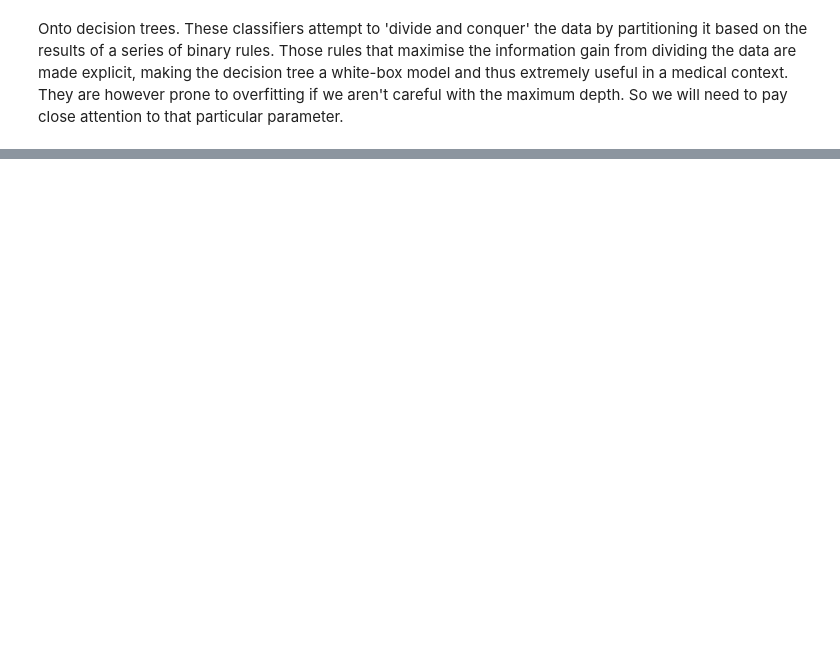
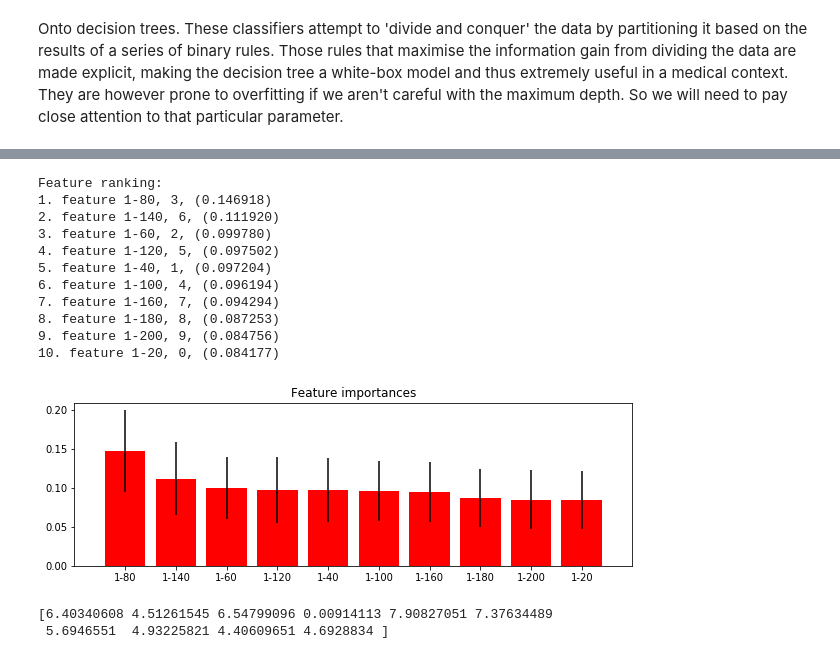
Before and after one commit to danielsoutar/CS4098, a Jupyter notebook: Modelling and Evaluation.ipynb, the cells around one changed output, grey strips where cells are left out. Saved outputs shown, nothing was run; the diff lists cells and outputs as text; code cells hidden in the pictures; blank space fills up the shorter version.

```diff
--- a/Modelling and Evaluation.ipynb
+++ b/Modelling and Evaluation.ipynb
@@ -427,0 +567,56 @@ clf = GridSearchCV
+# %%
+from sklearn.ensemble import ExtraTreesClassifier
+from sklearn.feature_selection import RFE
+
+# Build a forest and compute the feature importances
+forest = ExtraTreesClassifier(n_estimators=500,
+                              random_state=0)
+
+forest.fit(X_smote, y_smote)
+importances = forest.feature_importances_
+std = np.std([tree.feature_importances_ for tree in forest.estimators_],
+             axis=0)
+indices = np.argsort(importances)[::-1]
+
+# Print the feature ranking
+print("Feature ranking:")
+
+ordered_features = []
+
+for f in range(X.shape[1]):
+    print("%d. feature %s, %d, (%f)" % (f + 1, features[indices[f]], indices[f], importances[indices[f]]))
+    ordered_features.append(features[indices[f]])
+
+# Plot the feature importances of the forest
+plt.figure(figsize=(10, 3))
+plt.title("Feature importances")
+plt.bar(range(X_smote.shape[1]), importances[indices],
+       color="r", yerr=std[indices], align="center")
+plt.xticks(range(X_smote.shape[1]), ordered_features)
+plt.xlim([-1, X_smote.shape[1]])
+plt.show()
+# %% [output]
+Feature ranking:
+1. feature 1-80, 3, (0.146918)
+2. feature 1-140, 6, (0.111920)
+3. feature 1-60, 2, (0.099780)
+4. feature 1-120, 5, (0.097502)
+5. feature 1-40, 1, (0.097204)
+6. feature 1-100, 4, (0.096194)
+7. feature 1-160, 7, (0.094294)
+8. feature 1-180, 8, (0.087253)
+9. feature 1-200, 9, (0.084756)
+10. feature 1-20, 0, (0.084177)
+[figure, added]
+# %%
+from sklearn.feature_selection import SelectKBest, f_classif  # import the feature selection method
+N_features = 2                                                # select the number of features
+Nfl = X_minority_smote.shape[0]; Nnofl = X_majority_smote.shape[0]
+yfl = np.ones(Nfl); ynofl = np.zeros(Nnofl)
+selector = SelectKBest(f_classif, k=N_features)               # k is the number of features
+selector.fit(np.concatenate((X_minority_smote,X_majority_smote),axis=0), np.concatenate((yfl, ynofl), axis=0))
+scores=selector.scores_
+print(scores)
+# %% [output]
+[6.40340608 4.51261545 6.54799096 0.00914113 7.90827051 7.37634489
+ 5.6946551  4.93225821 4.40609651 4.6928834 ]
```
Also changed, not shown: parts of 30 cells of this notebook, 3 other files.
